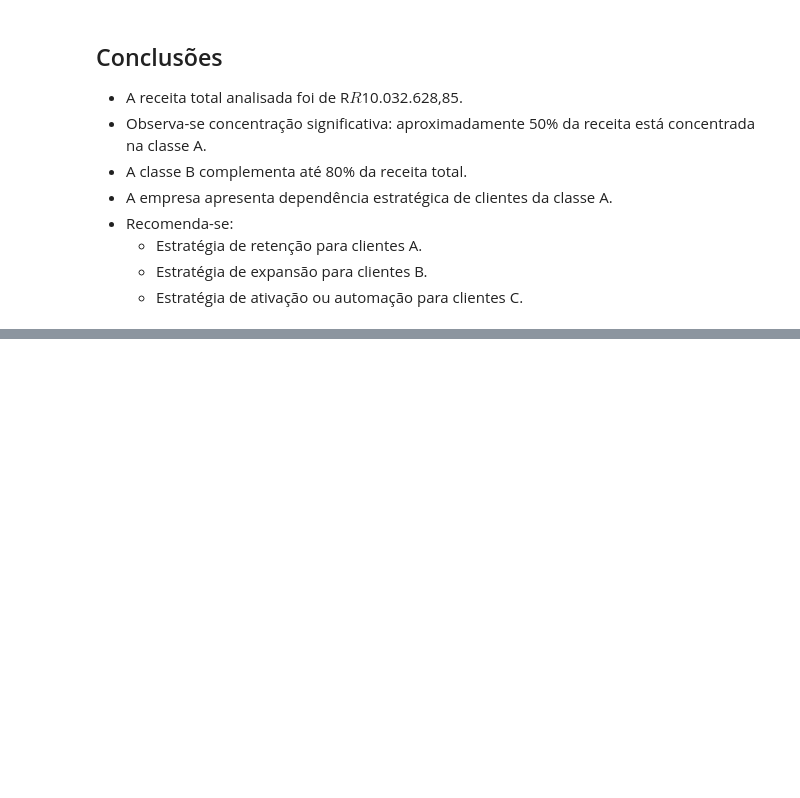
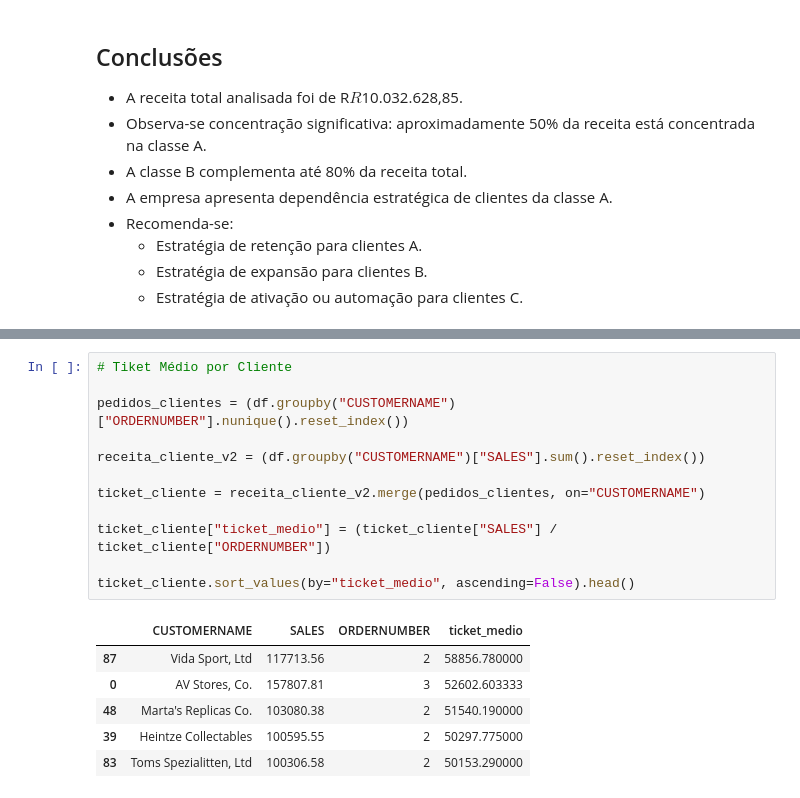
Before and after one commit to Jorge-print/data-portfolio-jorge, a Jupyter notebook: vendas/notebooks/analise_segmentacao_abc_clientes.ipynb, the cells around one changed output, grey strips where cells are left out. Drawn from its saved outputs; the diff is of its cells as text; blank space fills up the shorter version.

```diff
--- a/vendas/notebooks/analise_segmentacao_abc_clientes.ipynb
+++ b/vendas/notebooks/analise_segmentacao_abc_clientes.ipynb
@@ -124,0 +140,19 @@ plt.show()
+# %%
+# Tiket Médio por Cliente
+
+pedidos_clientes = (df.groupby("CUSTOMERNAME")["ORDERNUMBER"].nunique().reset_index())
+
+receita_cliente_v2 = (df.groupby("CUSTOMERNAME")["SALES"].sum().reset_index())
+
+ticket_cliente = receita_cliente_v2.merge(pedidos_clientes, on="CUSTOMERNAME")
+
+ticket_cliente["ticket_medio"] = (ticket_cliente["SALES"] / ticket_cliente["ORDERNUMBER"])
+
+ticket_cliente.sort_values(by="ticket_medio", ascending=False).head()
+# %% [output]
+|  | CUSTOMERNAME | SALES | ORDERNUMBER | ticket_medio |
+| 87 | Vida Sport, Ltd | 117713.56 | 2 | 58856.780000 |
+| 0 | AV Stores, Co. | 157807.81 | 3 | 52602.603333 |
+| 48 | Marta's Replicas Co. | 103080.38 | 2 | 51540.190000 |
+| 39 | Heintze Collectables | 100595.55 | 2 | 50297.775000 |
+| 83 | Toms Spezialitten, Ltd | 100306.58 | 2 | 50153.290000 |
```
Also changed, not shown: parts of 7 cells of this notebook, 1 other file.
